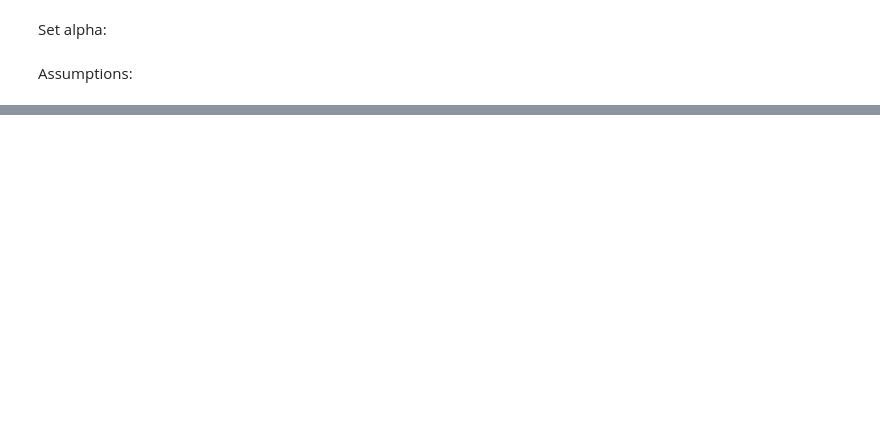
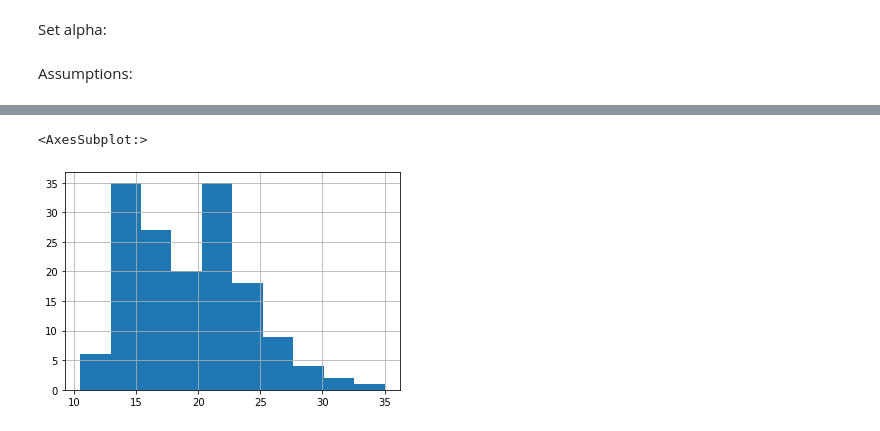
Before and after one commit to watermanbrandyn/statistics-exercises, a Jupyter notebook: hypothesis_testing.ipynb, the cells around one changed output, grey strips where cells are left out. Drawn from its saved outputs; the diff is of its cells as text; code cells hidden in the pictures; blank space fills up the shorter version.

```diff
--- a/hypothesis_testing.ipynb
+++ b/hypothesis_testing.ipynb
@@ -80,0 +206,10 @@ Normal distribution: Yes, we presume normality based on graph curation and sampl
+# %%
+mpg['is_automatic'] = mpg.trans.str.contains('auto')
+
+fuel_eff_auto = mpg[mpg.is_automatic == True].average_mileage
+fuel_eff_man = mpg[mpg.is_automatic == False].average_mileage
+# %%
+fuel_eff_auto.hist()
+# %% [output]
+<AxesSubplot:>
+[figure, added]
```
Also changed, not shown: parts of 34 cells of this notebook.
